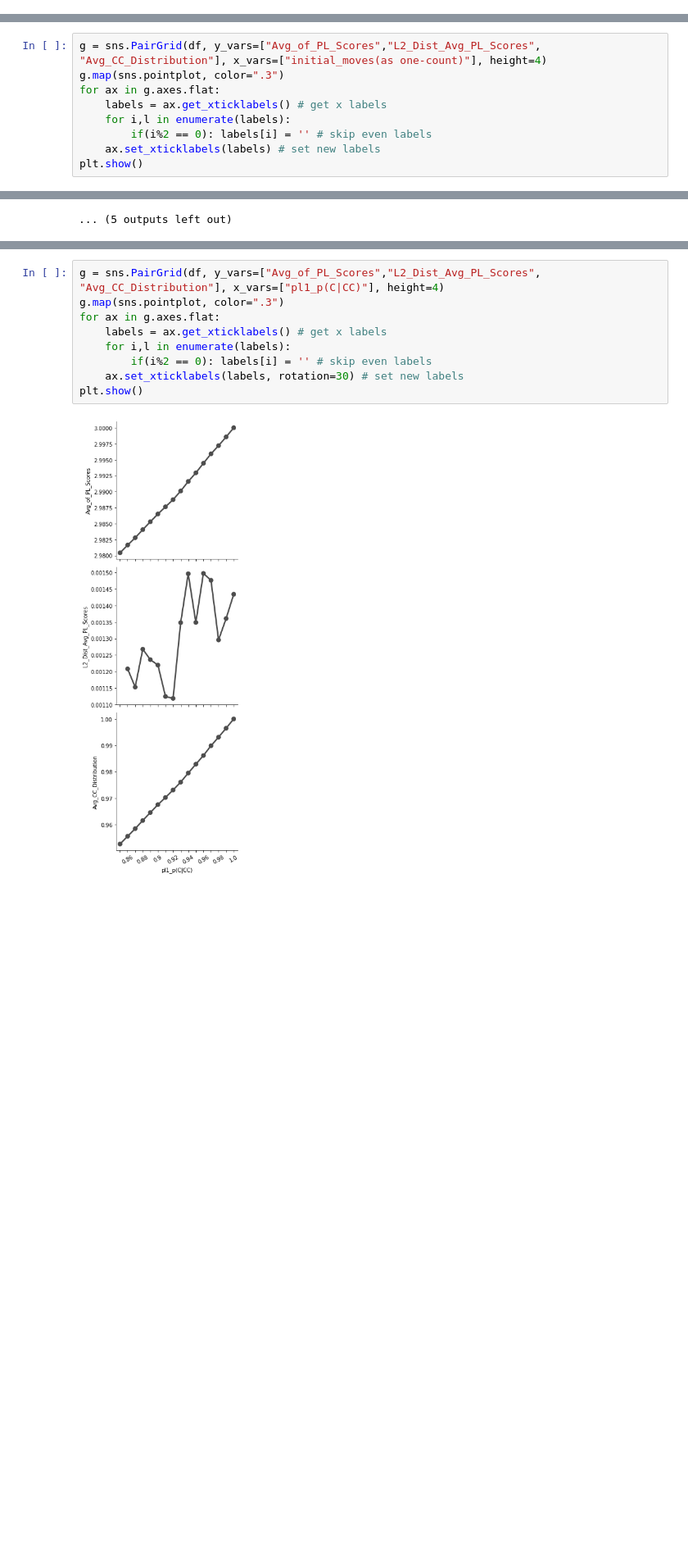
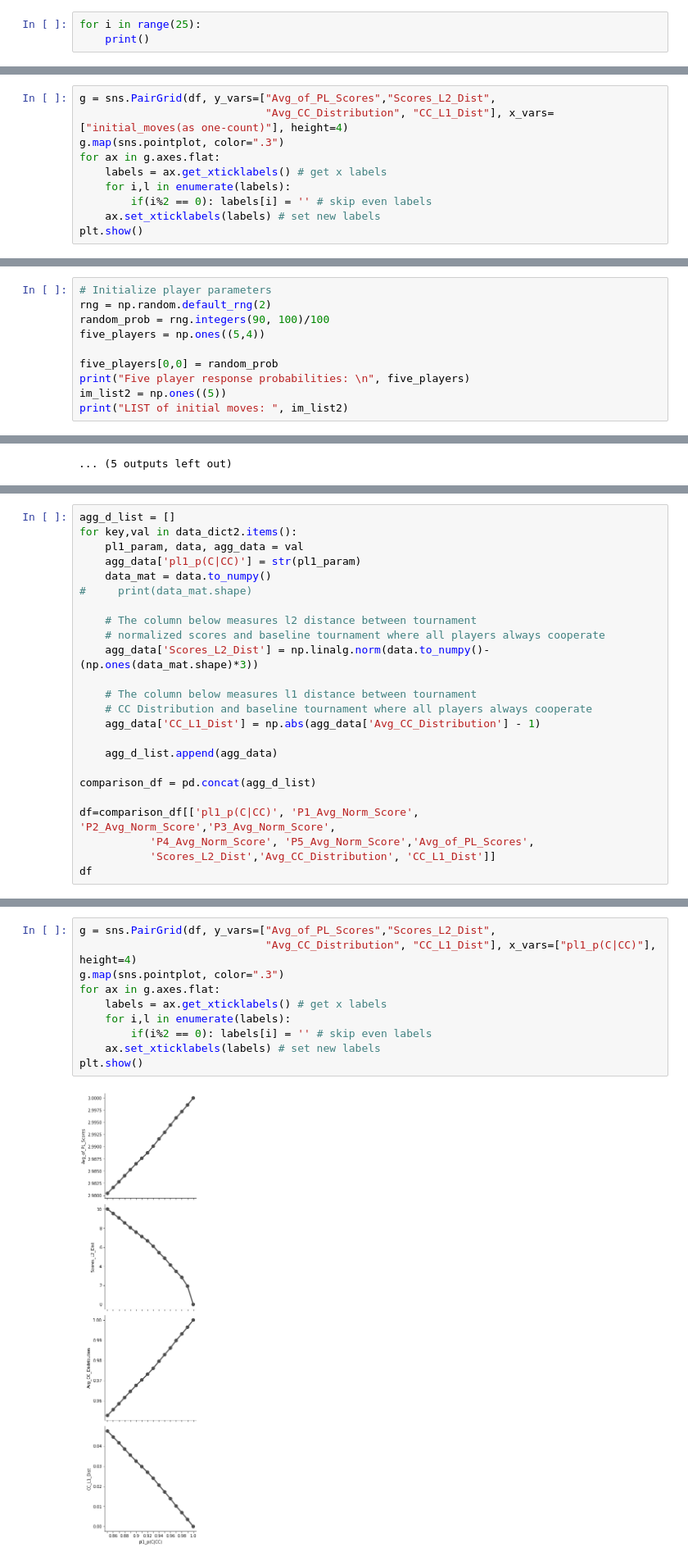
Before and after one commit to fatemehghaffari/PrisonersDilemma, a Jupyter notebook: Sensitivity_Analysis_PD_Model.ipynb, the cells around one changed output, grey strips where cells are left out. Shown: that part at 82% size. Cells and saved outputs as stored; diff of their text form; blank space fills up the shorter version.

```diff
--- a/Sensitivity_Analysis_PD_Model.ipynb
+++ b/Sensitivity_Analysis_PD_Model.ipynb
@@ -144,0 +149,3 @@ plt.show()
+# %%
+for i in range(25):
+    print()
@@ -261,5 +338,6 @@ df
 # %%
-g = sns.PairGrid(df, y_vars=["Avg_of_PL_Scores","L2_Dist_Avg_PL_Scores", "Avg_CC_Distribution"], x_vars=["initial_moves(as one-count)"], height=4)
+g = sns.PairGrid(df, y_vars=["Avg_of_PL_Scores","Scores_L2_Dist",
+                             "Avg_CC_Distribution", "CC_L1_Dist"], x_vars=["initial_moves(as one-count)"], height=4)
 g.map(sns.pointplot, color=".3")
 for ax in g.axes.flat:
     labels = ax.get_xticklabels() # get x labels
@@ -295,3 +373,13 @@ Five player response probabilities:
  [1.   1.   1.   1.  ]
  [1.   1.   1.   1.  ]]
 LIST of initial moves:  [1. 1. 1. 1. 1.]
+# %%
+# Initialize player parameters
+rng = np.random.default_rng(2)
+random_prob = rng.integers(90, 100)/100
+five_players = np.ones((5,4))
+
+five_players[0,0] = random_prob
+print("Five player response probabilities: \n", five_players)
+im_list2 = np.ones((5))
+print("LIST of initial moves: ", im_list2)
@@ -450,0 +501,24 @@ df
+# %%
+agg_d_list = []
+for key,val in data_dict2.items():
+    pl1_param, data, agg_data = val
+    agg_data['pl1_p(C|CC)'] = str(pl1_param)
+    data_mat = data.to_numpy()
+#     print(data_mat.shape)
+
+    # The column below measures l2 distance between tournament
+    # normalized scores and baseline tournament where all players always cooperate
+    agg_data['Scores_L2_Dist'] = np.linalg.norm(data.to_numpy()-(np.ones(data_mat.shape)*3))
+
+    # The column below measures l1 distance between tournament
+    # CC Distribution and baseline tournament where all players always cooperate
+    agg_data['CC_L1_Dist'] = np.abs(agg_data['Avg_CC_Distribution'] - 1)
+
+    agg_d_list.append(agg_data)
+
+comparison_df = pd.concat(agg_d_list)
+
+df=comparison_df[['pl1_p(C|CC)', 'P1_Avg_Norm_Score', 'P2_Avg_Norm_Score','P3_Avg_Norm_Score',
+           'P4_Avg_Norm_Score', 'P5_Avg_Norm_Score','Avg_of_PL_Scores',
+           'Scores_L2_Dist','Avg_CC_Distribution', 'CC_L1_Dist']]
+df
@@ -451,14 +543,15 @@ df
 # %%
-g = sns.PairGrid(df, y_vars=["Avg_of_PL_Scores","L2_Dist_Avg_PL_Scores", "Avg_CC_Distribution"], x_vars=["pl1_p(C|CC)"], height=4)
+g = sns.PairGrid(df, y_vars=["Avg_of_PL_Scores","Scores_L2_Dist",
+                             "Avg_CC_Distribution", "CC_L1_Dist"], x_vars=["pl1_p(C|CC)"], height=4)
 g.map(sns.pointplot, color=".3")
 for ax in g.axes.flat:
     labels = ax.get_xticklabels() # get x labels
     for i,l in enumerate(labels):
         if(i%2 == 0): labels[i] = '' # skip even labels
-    ax.set_xticklabels(labels, rotation=30) # set new labels
+    ax.set_xticklabels(labels) # set new labels
 plt.show()
 # %% [output]
-[figure, old version]
+[figure, new version]
 # %% [markdown]
 #### Experiement 2.1: How does a change in a single response probability for one player influence larger group outcomes?
 __Approach__: Similar to experiment 2, but this time with a group of 15 players.
```
Also changed, not shown: parts of 27 cells of this notebook, 3 other files.
